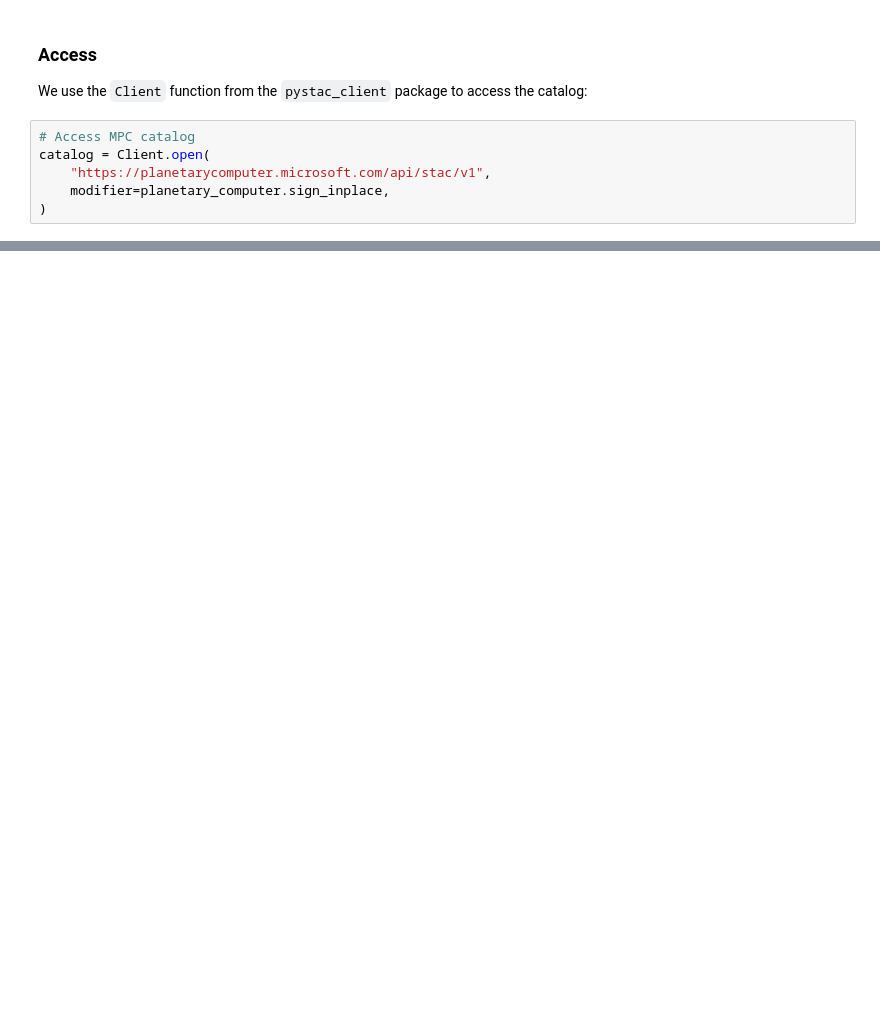
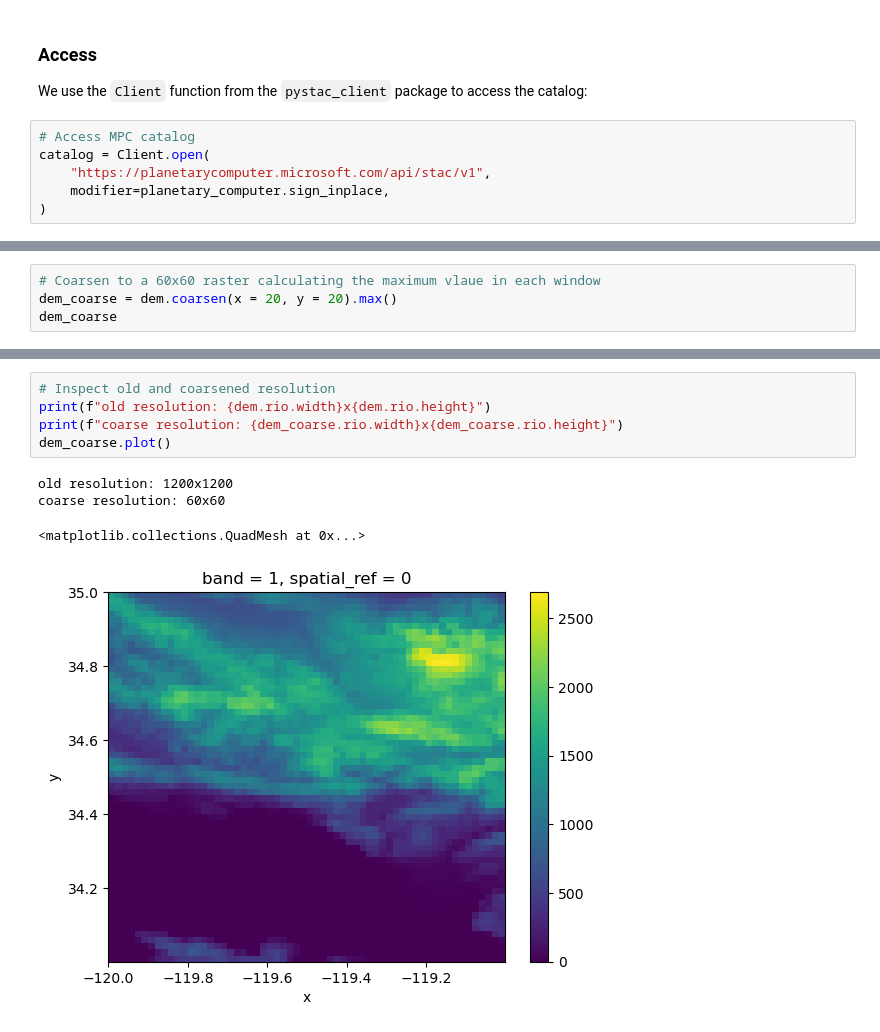
Before and after one commit to rellimylime/eds220-2025-in-class, a Jupyter notebook: week9-STAC.ipynb, the cells around one changed output, grey strips where cells are left out. Saved outputs shown, nothing was run; the diff lists cells and outputs as text; blank space fills up the shorter version.

```diff
--- a/week9-STAC.ipynb
+++ b/week9-STAC.ipynb
@@ -41,0 +320,4 @@ bbox = {
+# %%
+# Coarsen to a 60x60 raster calculating the maximum vlaue in each window
+dem_coarse = dem.coarsen(x = 20, y = 20).max()
+dem_coarse
@@ -41,0 +342,10 @@ bbox = {
+# %%
+# Inspect old and coarsened resolution
+print(f"old resolution: {dem.rio.width}x{dem.rio.height}")
+print(f"coarse resolution: {dem_coarse.rio.width}x{dem_coarse.rio.height}")
+dem_coarse.plot()
+# %% [output]
+old resolution: 1200x1200
+coarse resolution: 60x60
+<matplotlib.collections.QuadMesh at 0x...>
+[figure, added]
```
Also changed, not shown: parts of 43 cells of this notebook.
